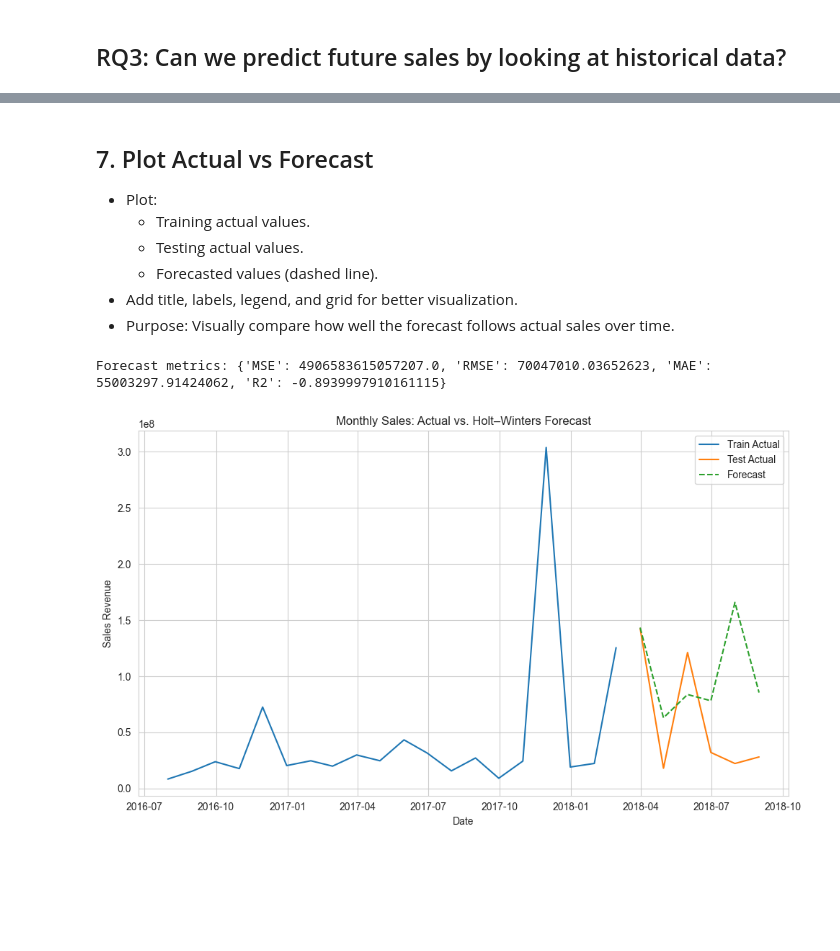
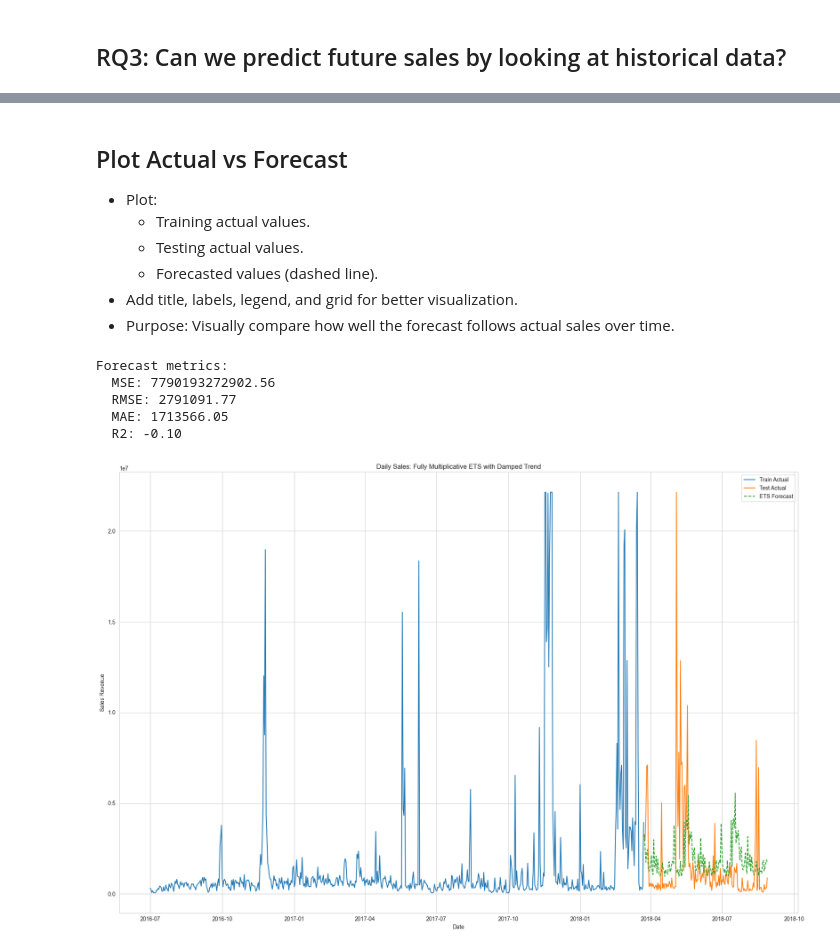
Before and after one commit to SalaarMasood/Data-Science-Proj, a Jupyter notebook: models.ipynb, the cells around one changed output, grey strips where cells are left out. Cells and saved outputs as stored; diff of their text form; code cells hidden in the pictures; blank space fills up the shorter version.

```diff
--- a/models.ipynb
+++ b/models.ipynb
@@ -1134,22 +1129,20 @@ import matplotlib.pyplot as plt
 from statsmodels.tsa.holtwinters import ExponentialSmoothing
 from sklearn.metrics import mean_squared_error, mean_absolute_error, r2_score
 
-# load the dataset
+SEASONAL_PERIODS = 60  # Approx. 2 months in days
+MIN_CYCLES = 2         # Require at least 2 seasonal cycles in training
+LOWER_CLIP = 0.01      # 1st percentile for winsorization
+UPPER_CLIP = 0.99      # 99th percentile for winsorization
+
+# 1. load & filter raw data
 df = pd.read_csv(
     'preprocessed_dataset.csv',
     parse_dates=['created_at'], low_memory=False
 )
-df = df[df['status'].isin(['complete','processing','exchange', 'payment_pending'])]
-# df = df[df['status'].isin(['complete','canceled'])]
+df = df[df['status'].isin(['complete','processing','exchange','payment_pending'])]
 df['grand_total'] = pd.to_numeric(df['grand_total'], errors='coerce')
 df = df.dropna(subset=['created_at','grand_total'])
 df['created_at'] = pd.to_datetime(df['created_at'])
-
-monthly = (
-    df.set_index('created_at')['grand_total']
-      .resample('ME')  # month-end
-      .sum()
-)
 # %% [markdown]
 # Explanation of the Code
 
@@ -1225,5 +1227,5 @@ metrics = {
 # %% [markdown]
-## 7. Plot Actual vs Forecast
+## Plot Actual vs Forecast
 - Plot:
   - Training actual values.
   - Testing actual values.
@@ -1231,19 +1233,26 @@ metrics = {
 - Add title, labels, legend, and grid for better visualization.
 - Purpose: Visually compare how well the forecast follows actual sales over time.
 # %%
-print("\nForecast metrics:", metrics)
+print("\nForecast metrics:")
+for name, val in metrics.items():
+    print(f"  {name}: {val:.2f}")
 
-plt.figure(figsize=(10,6))
-plt.plot(train.index, train.values, label='Train Actual')
-plt.plot(test.index,  test.values,  label='Test Actual')
-plt.plot(forecast.index, forecast.values, '--', label='Forecast')
-plt.title('Monthly Sales: Actual vs. Holt–Winters Forecast')
+# plot actual vs. forecast
+plt.figure(figsize=(18, 12))
+plt.plot(train.index, train, label='Train Actual')
+plt.plot(test.index,  test,  label='Test Actual')
+plt.plot(forecast.index, forecast, '--', label='ETS Forecast')
+plt.title('Daily Sales: Fully Multiplicative ETS with Damped Trend')
 plt.xlabel('Date')
 plt.ylabel('Sales Revenue')
 plt.legend()
 plt.grid(True)
 plt.tight_layout()
 plt.show()
 # %% [output]
-Forecast metrics: {'MSE': 4906583615057207.0, 'RMSE': 70047010.03652623, 'MAE': 55003297.91424062, 'R2': -0.8939997910161115}
+Forecast metrics:
+  MSE: 7790193272902.56
+  RMSE: 2791091.77
+  MAE: 1713566.05
+  R2: -0.10
-[figure, old version]
+[figure, new version]
```
Also changed, not shown: parts of 11 cells of this notebook, 1 other file.
